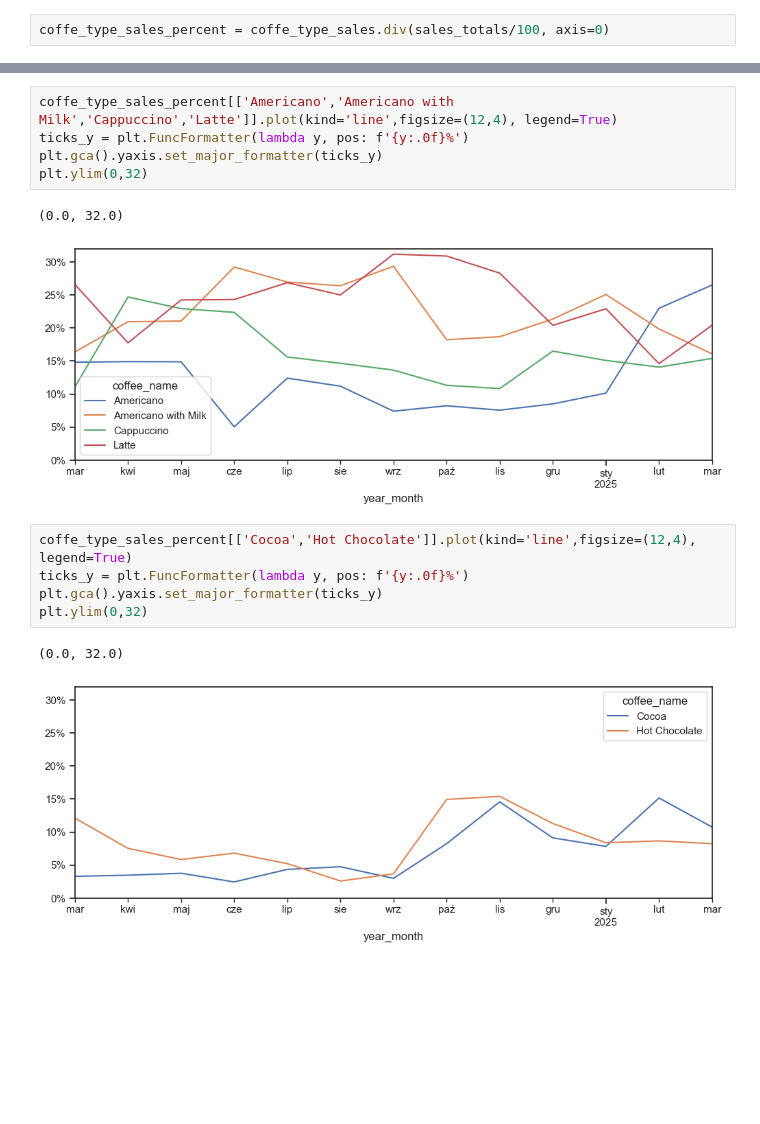
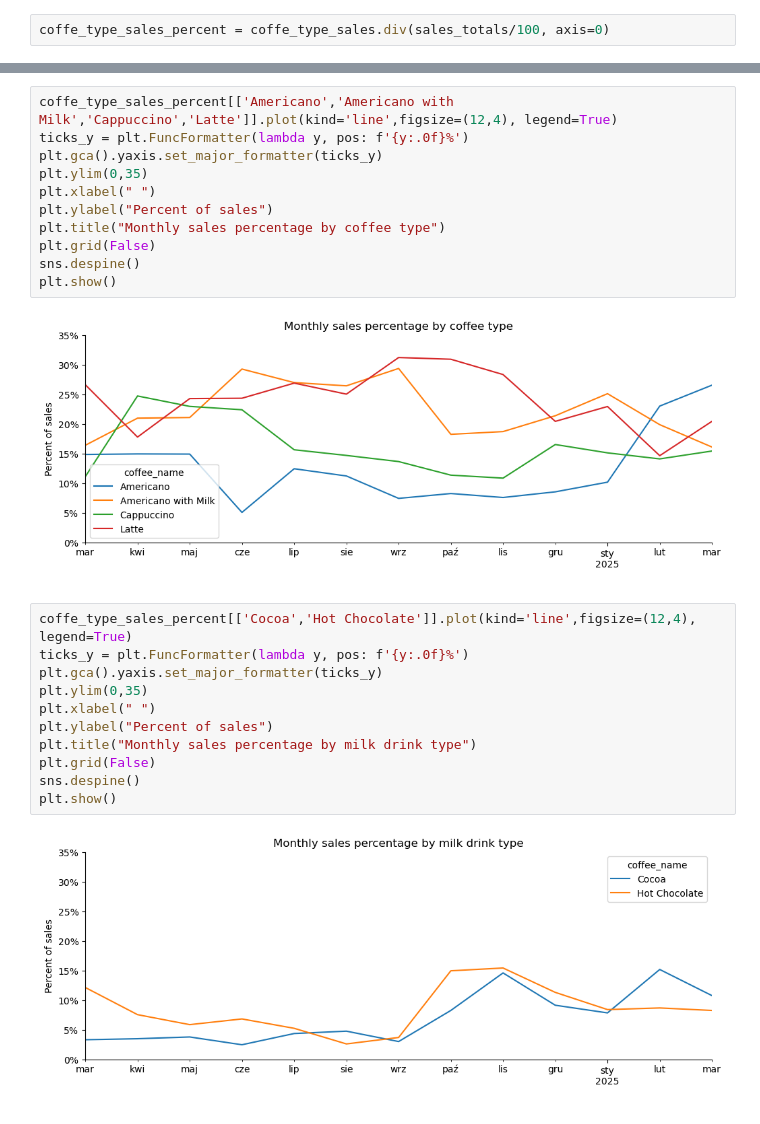
Before and after one commit to mtszczepaniak/Coffee_Sales_Analysis, a Jupyter notebook: 2.Coffe_Sales_Trends.ipynb, the cells around one changed output, grey strips where cells are left out. Saved outputs shown, nothing was run; the diff lists cells and outputs as text; blank space fills up the shorter version.

```diff
--- a/2.Coffe_Sales_Trends.ipynb
+++ b/2.Coffe_Sales_Trends.ipynb
@@ -138,16 +139,26 @@ coffe_type_sales_percent
 # %%
 coffe_type_sales_percent[['Americano','Americano with Milk','Cappuccino','Latte']].plot(kind='line',figsize=(12,4), legend=True)
 ticks_y = plt.FuncFormatter(lambda y, pos: f'{y:.0f}%')
 plt.gca().yaxis.set_major_formatter(ticks_y)
-plt.ylim(0,32)
+plt.ylim(0,35)
+plt.xlabel(" ")
+plt.ylabel("Percent of sales")
+plt.title("Monthly sales percentage by coffee type")
+plt.grid(False)
+sns.despine()
+plt.show()
 # %% [output]
-(0.0, 32.0)
-[figure, old version]
+[figure, new version]
 # %%
 coffe_type_sales_percent[['Cocoa','Hot Chocolate']].plot(kind='line',figsize=(12,4), legend=True)
 ticks_y = plt.FuncFormatter(lambda y, pos: f'{y:.0f}%')
 plt.gca().yaxis.set_major_formatter(ticks_y)
-plt.ylim(0,32)
+plt.ylim(0,35)
+plt.xlabel(" ")
+plt.ylabel("Percent of sales")
+plt.title("Monthly sales percentage by milk drink type")
+plt.grid(False)
+sns.despine()
+plt.show()
 # %% [output]
-(0.0, 32.0)
-[figure, old version]
+[figure, new version]
```
Also changed, not shown: parts of 7 cells of this notebook, 1 other file.
